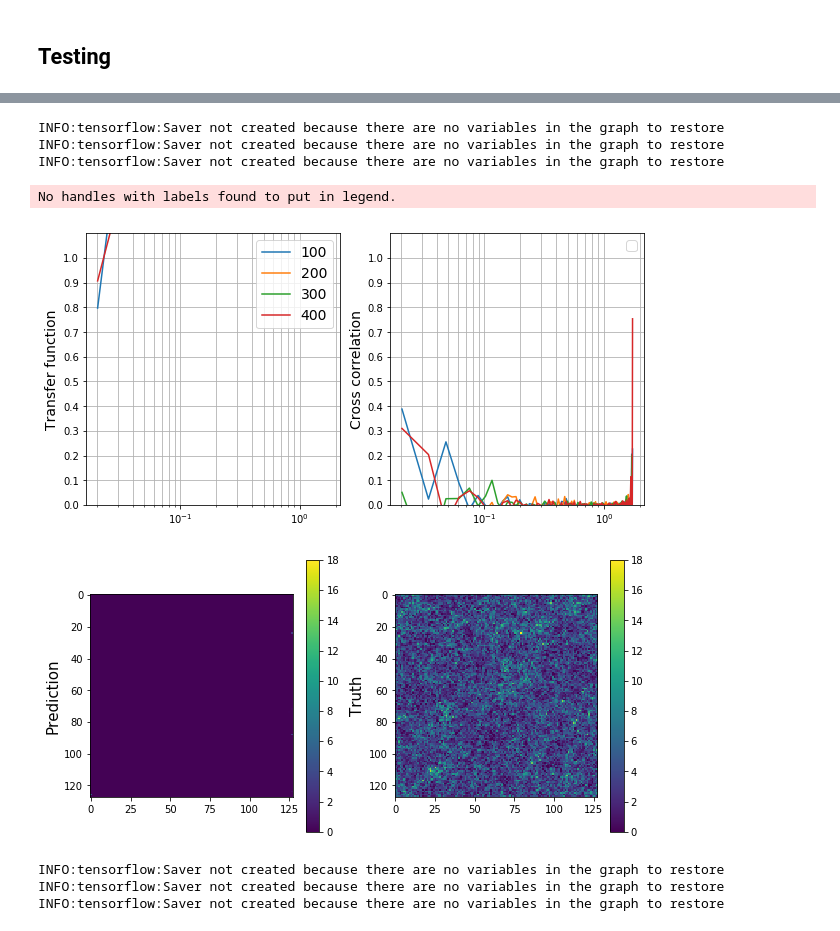
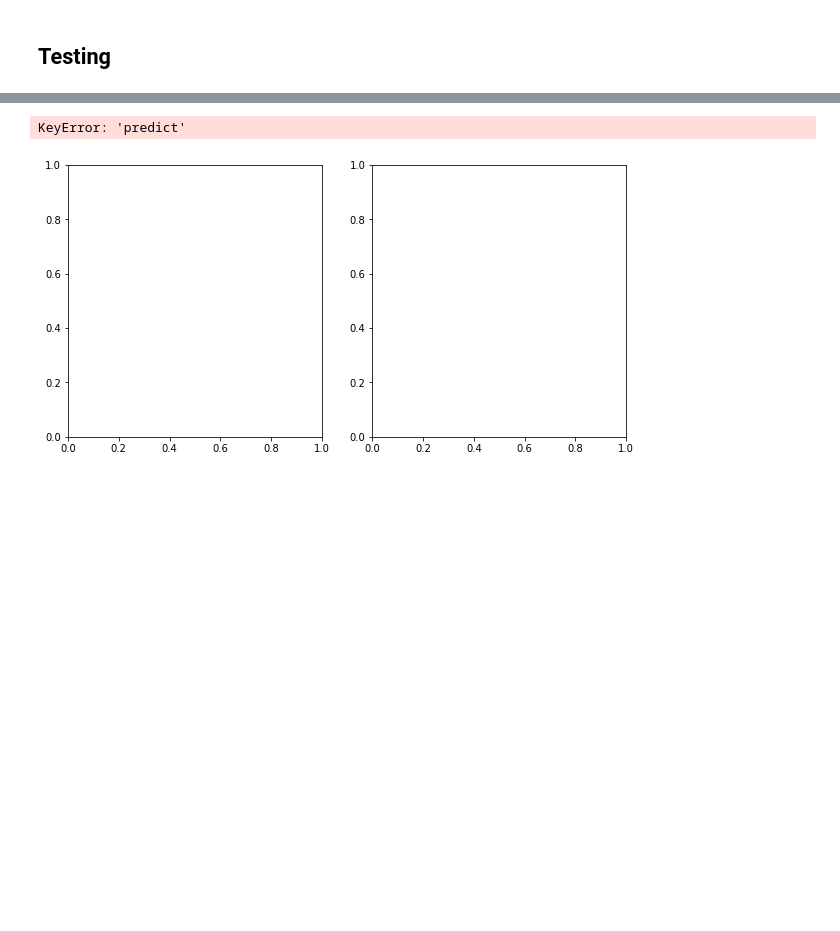
Before and after one commit to modichirag/galmodel, a Jupyter notebook: notebooks/revnet-SN.ipynb, the cells around one changed output, grey strips where cells are left out. Cells and saved outputs as stored; diff of their text form; code cells hidden in the pictures; blank space fills up the shorter version.

```diff
--- a/notebooks/revnet-SN.ipynb
+++ b/notebooks/revnet-SN.ipynb
@@ -664,7 +657,7 @@ def testing_input_fn():
     dataset = dataset.map(mapping_function)
     return dataset
 # %%
-savepath = './models/n10/tmp5/'
+savepath = './models/n10/rev-SN-act2/'
 
 run_config = tf.estimator.RunConfig(save_checkpoints_steps = 1000)
 
@@ -701,2 +681,0 @@ module
-# %%
-model.train(training_input_fn, max_steps=2000)
@@ -723 +682,5 @@ INFO:tensorflow:Loss for final step: 5.7993326.
+# %%
+import warnings
+warnings.filterwarnings('ignore')
+model.train(training_input_fn, max_steps=10000)
 # %%
@@ -798,11 +742,12 @@ module = hub.Module(modulepath + '/likelihood/')
 xx = tf.placeholder(tf.float32, shape=[None, None, None, None, nchannels], name='input')
 yy = tf.placeholder(tf.float32, shape=[None, None, None, None, ntarget], name='labels')
 samples = module(dict(features=xx, labels=yy), as_dict=True)['sample']
-loglik = module(dict(features=xx, labels=yy), as_dict=True)['loglikelihood']
+loglik = module(dict(features=xx, labels=yy), as_dict=True)['difference']
 poisson = module(dict(features=xx, labels=yy), as_dict=True)['lambda']
 
 preds = {}
 pois = {}
+llik = {}
 with tf.Session() as sess:
     sess.run(tf.initializers.global_variables())
 
@@ -813,10 +758,8 @@ with tf.Session() as sess:
         yym = np.stack([meshes[seed][1]['pnn']], axis=-1)
         yym = np.expand_dims(yym, 0)
         preds[seed] = sess.run(samples, feed_dict={xx:xxm, yy:yym})
-        meshes[seed][0]['predict2'] = np.squeeze(preds[seed][:, :, :])
+        meshes[seed][0]['predict'] = np.squeeze(preds[seed][:, :, :])
         pois[seed] = sess.run(poisson, feed_dict={xx:xxm, yy:yym})
-        meshes[seed][0]['lambda2'] = np.squeeze(pois[seed][:, :, :])
+        meshes[seed][0]['lambda'] = np.squeeze(pois[seed][:, :, :])
+#         llik[seed] = sess.run(loglik, feed_dict={xx:xxm, yy:yym})
+#         meshes[seed][0]['loglik'] = np.squeeze(llik[seed][:, :, :])
-# %% [output]
-INFO:tensorflow:Saver not created because there are no variables in the graph to restore
-INFO:tensorflow:Saver not created because there are no variables in the graph to restore
-INFO:tensorflow:Saver not created because there are no variables in the graph to restore
@@ -832,70 +775,40 @@ kmesh = sum(i**2 for i in kk)**0.5
 fig, ax = plt.subplots(1, 2, figsize = (10, 5))
 for seed in seeds:
     key = ''
-    predict, hpmeshd = meshes[seed][0]['predict2%s'%key] , meshes[seed][1]['pnn%s'%key],
+    predict, hpmeshd = meshes[seed][0]['predict%s'%key] , meshes[seed][1]['pnn%s'%key],
+#     predict, hpmeshd = meshes[seed][0]['lambda%s'%key] , meshes[seed][1]['pnn%s'%key],
+#     predict, hpmeshd = meshes[seed][0]['lambda%s'%key] , meshes[seed][0]['cic%s'%key],
     k, pkpred = tools.power(predict/predict.mean(), boxsize=bs, k=kmesh)
     k, pkhd = tools.power(hpmeshd/hpmeshd.mean(), boxsize=bs, k=kmesh)
     k, pkhx = tools.power(hpmeshd/hpmeshd.mean(), predict/predict.mean(), boxsize=bs, k=kmesh)
 ##
     ax[0].semilogx(k[1:], pkpred[1:]/pkhd[1:], label=seed)
     ax[1].semilogx(k[1:], pkhx[1:]/(pkpred[1:]*pkhd[1:])**0.5)
 
 for axis in ax.flatten():
     axis.legend(fontsize=14)
     axis.set_yticks(np.arange(0, 1.1, 0.1))
     axis.grid(which='both')
     axis.set_ylim(0.,1.1)
 ax[0].set_ylabel('Transfer function', fontsize=14)
 ax[1].set_ylabel('Cross correlation', fontsize=14)
 plt.show()
 
 # ##################################################
 fig, ax = plt.subplots(1, 2, figsize=(10,5))
 
 key = ''
-# predict, hpmeshd = meshes[seed][0]['predict%s'%key] , meshes[seed][1]['pnn%s'%key],
-predict, hpmeshd = meshes[seed][0]['lambda2%s'%key] , meshes[seed][1]['pnn%s'%key],
+predict, hpmeshd = meshes[seed][0]['predict%s'%key] , meshes[seed][1]['pnn%s'%key],
+# predict, hpmeshd = meshes[seed][0]['lambda%s'%key] , meshes[seed][1]['pnn%s'%key],
 vmin, vmax = 0, (hpmeshd[:, :, :].sum(axis=0)).max()
+vmin, vmax =  None, None
 im = ax[0].imshow(predict[:, :, :].sum(axis=0), vmin=vmin, vmax=vmax)
 plt.colorbar(im, ax=ax[0])
 im = ax[1].imshow(hpmeshd[:, :, :].sum(axis=0), vmin=vmin, vmax=vmax)
 plt.colorbar(im, ax=ax[1])
 ax[0].set_ylabel('Prediction', fontsize=15)
 ax[1].set_ylabel('Truth', fontsize=15)
 plt.show()
 # %% [output]
-No handles with labels found to put in legend.
+KeyError: 'predict'
-[figure, old version]
+[figure, new version]
-[figure, removed]
-# %%
-tf.reset_default_graph()
-
-module = hub.Module(modulepath + '/likelihood/')
-
-# module = hub.Module('../code/models/galmodel/pad2/module/1546484684/likelihood/')
-
-xx = tf.placeholder(tf.float32, shape=[None, None, None, None, nchannels], name='input')
-yy = tf.placeholder(tf.float32, shape=[None, None, None, None, ntarget], name='labels')
-samples = module(dict(features=xx, labels=yy), as_dict=True)['sample']
-loglik = module(dict(features=xx, labels=yy), as_dict=True)['loglikelihood']
-poisson = module(dict(features=xx, labels=yy), as_dict=True)['lambda']
-
-preds = {}
-pois = {}
-with tf.Session() as sess:
-    sess.run(tf.initializers.global_variables())
-
-    for seed in seeds:
-        xxm = np.pad(meshes[seed][0]['cic'], pad, 'wrap')
-        xxm = np.expand_dims(np.expand_dims(xxm,  -1), 0)
-
-        yym = np.stack([meshes[seed][1]['pnn']], axis=-1)
-        yym = np.expand_dims(yym, 0)
-        preds[seed] = sess.run(samples, feed_dict={xx:xxm, yy:yym})
-        meshes[seed][0]['predict'] = np.squeeze(preds[seed][:, :, :])
-        pois[seed] = sess.run(poisson, feed_dict={xx:xxm, yy:yym})
-        meshes[seed][0]['lambda'] = np.squeeze(pois[seed][:, :, :])
-# %% [output]
-INFO:tensorflow:Saver not created because there are no variables in the graph to restore
-INFO:tensorflow:Saver not created because there are no variables in the graph to restore
-INFO:tensorflow:Saver not created because there are no variables in the graph to restore
```
Also changed, not shown: parts of 30 cells of this notebook.
